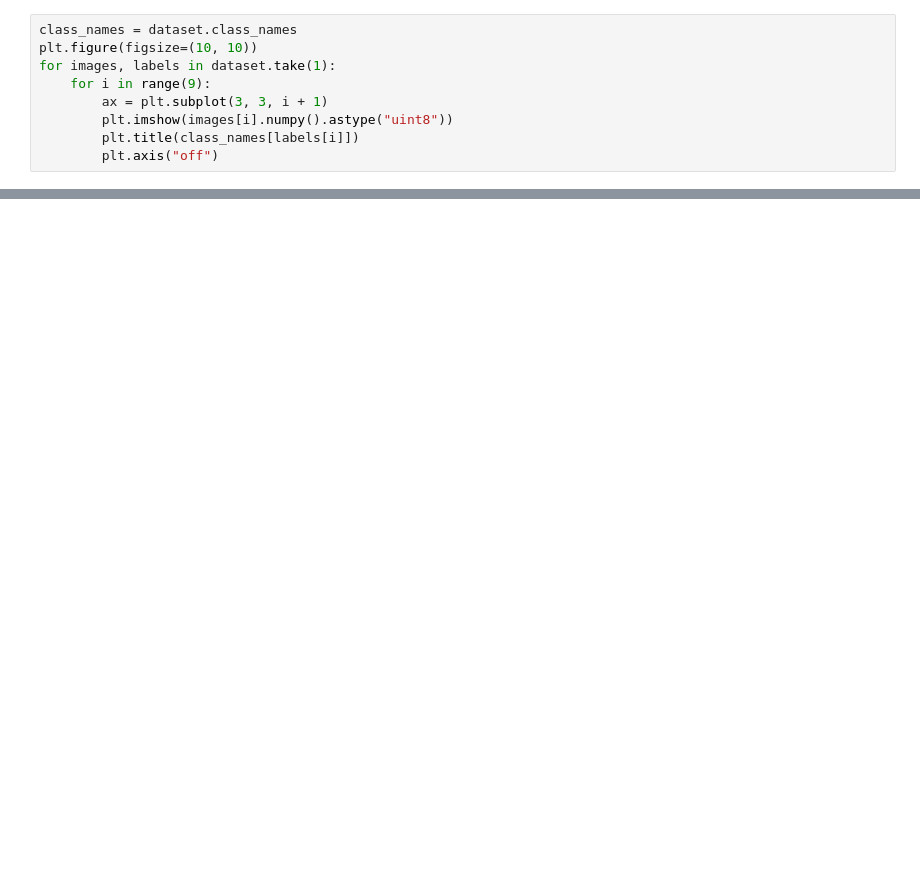
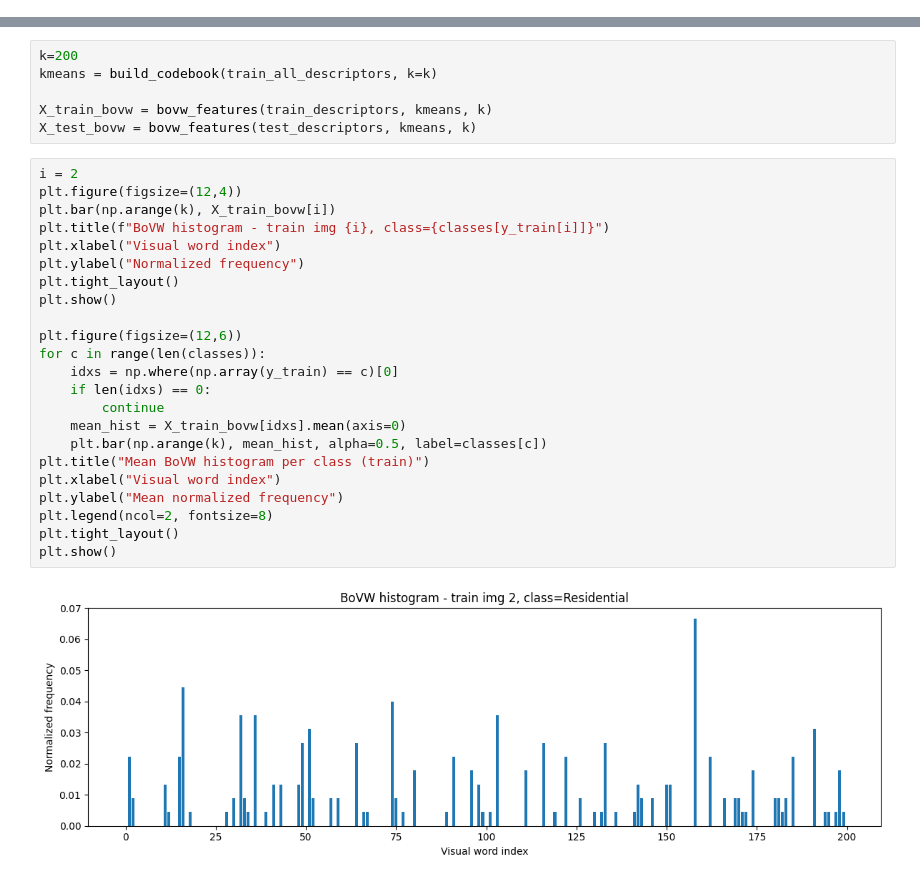
Before and after one commit to DaNa-cpu/Probability-calculation_stochastic-processes_stochastic-modeling, a Jupyter notebook: clasificare_euroSat.ipynb, the cells around one changed output, grey strips where cells are left out. Cells and saved outputs as stored; diff of their text form; blank space fills up the shorter version.

```diff
--- a/clasificare_euroSat.ipynb
+++ b/clasificare_euroSat.ipynb
@@ -30,9 +0,0 @@ for img, label in dataset_sample:
-# %%
-class_names = dataset.class_names
-plt.figure(figsize=(10, 10))
-for images, labels in dataset.take(1):
-    for i in range(9):
-        ax = plt.subplot(3, 3, i + 1)
-        plt.imshow(images[i].numpy().astype("uint8"))
-        plt.title(class_names[labels[i]])
-        plt.axis("off")
@@ -111,0 +324,31 @@ for images, labels in dataset_sample.take(1):
+# %%
+k=200
+kmeans = build_codebook(train_all_descriptors, k=k)
+
+X_train_bovw = bovw_features(train_descriptors, kmeans, k)
+X_test_bovw = bovw_features(test_descriptors, kmeans, k)
+# %%
+i = 2
+plt.figure(figsize=(12,4))
+plt.bar(np.arange(k), X_train_bovw[i])
+plt.title(f"BoVW histogram - train img {i}, class={classes[y_train[i]]}")
+plt.xlabel("Visual word index")
+plt.ylabel("Normalized frequency")
+plt.tight_layout()
+plt.show()
+
+plt.figure(figsize=(12,6))
+for c in range(len(classes)):
+    idxs = np.where(np.array(y_train) == c)[0]
+    if len(idxs) == 0:
+        continue
+    mean_hist = X_train_bovw[idxs].mean(axis=0)
+    plt.bar(np.arange(k), mean_hist, alpha=0.5, label=classes[c])
+plt.title("Mean BoVW histogram per class (train)")
+plt.xlabel("Visual word index")
+plt.ylabel("Mean normalized frequency")
+plt.legend(ncol=2, fontsize=8)
+plt.tight_layout()
+plt.show()
+# %% [output]
+[figure, added]
```
Also changed, not shown: parts of 23 cells of this notebook.
